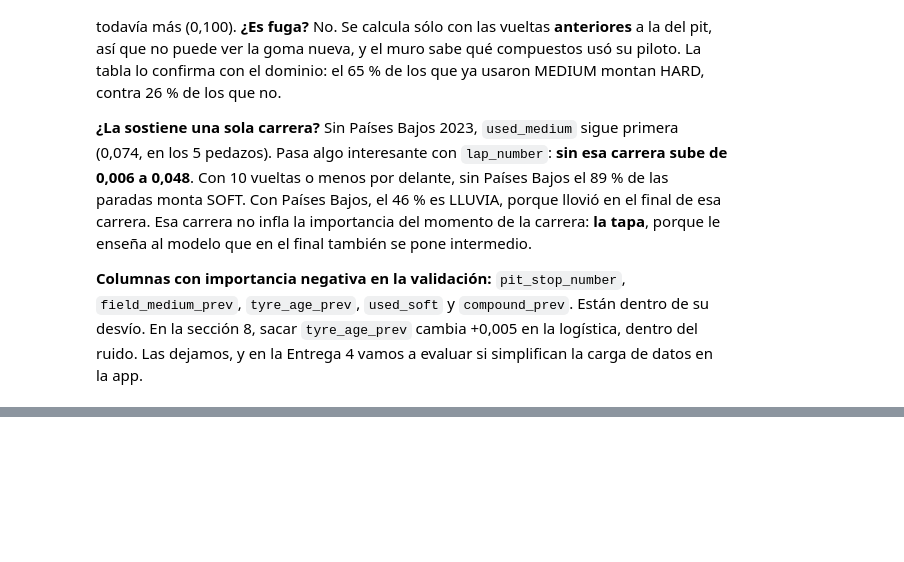
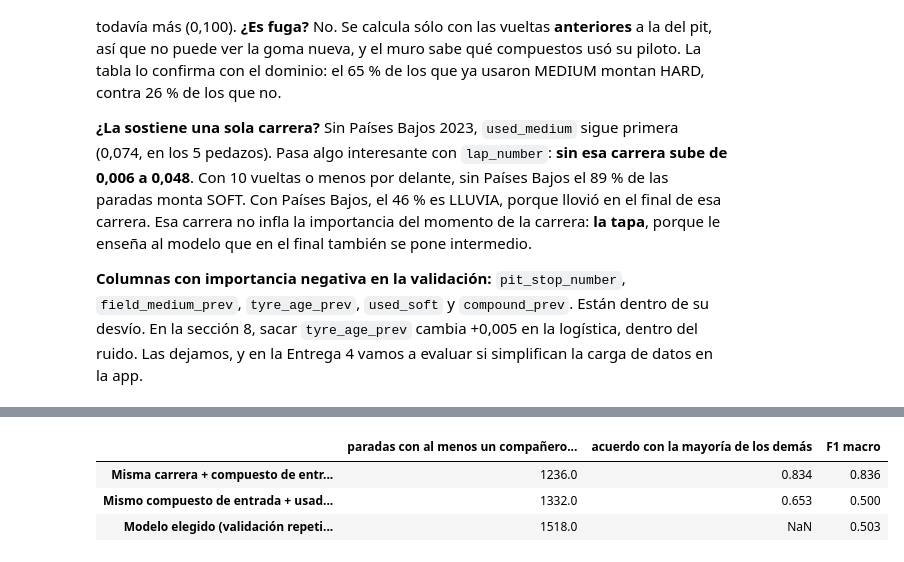
Before and after one commit to solfalabella7/f1-strategy-pipeline, a Jupyter notebook: Entrega3/Entrega3_Modelado.ipynb, the cells around one changed output, grey strips where cells are left out. Saved outputs shown, nothing was run; the diff lists cells and outputs as text; code cells hidden in the pictures; blank space fills up the shorter version.

```diff
--- a/Entrega3/Entrega3_Modelado.ipynb
+++ b/Entrega3/Entrega3_Modelado.ipynb
@@ -1291,0 +1307,36 @@ Sin Países Bajos 2023 (101 paradas, con lluvia en el final), las 5 que más pes
+# %%
+def acuerdo_con_los_demas(tabla, columnas_grupo, solo_otras_carreras=False):
+    """Para cada parada, la clase más frecuente entre las OTRAS paradas de su grupo (sin contarse a sí misma).
+    Con solo_otras_carreras=True tampoco cuenta las paradas de su propia carrera."""
+    def conteos_por_fila(columnas):
+        clave = tabla[columnas].astype(str).agg("|".join, axis=1)
+        conteos = pd.crosstab(clave, tabla["objetivo"]).reindex(columns=ORDEN_CLASES, fill_value=0)
+        return conteos.loc[clave].to_numpy()
+
+    propios = conteos_por_fila(columnas_grupo + ["session_key"]) if solo_otras_carreras else         pd.get_dummies(tabla["objetivo"]).reindex(columns=ORDEN_CLASES, fill_value=0).to_numpy()
+    por_fila = conteos_por_fila(columnas_grupo) - propios
+    con_companeros = por_fila.sum(axis=1) > 0
+    prediccion = np.array(ORDEN_CLASES)[por_fila.argmax(axis=1)]
+    real = tabla["objetivo"].to_numpy()
+    return {"paradas con al menos un compañero de grupo": int(con_companeros.sum()),
+            "acuerdo con la mayoría de los demás": (real[con_companeros] == prediccion[con_companeros]).mean(),
+            "F1 macro": f1_score(real[con_companeros], prediccion[con_companeros], average="macro")}
+
+
+techo = train.assign(
+    tramo5=(train["scheduled_laps"] - train["lap_number"]) // 5,
+    usados=train[["used_soft", "used_medium", "used_hard"]].astype(int).astype(str).agg("".join, axis=1))
+tabla_techo = pd.DataFrame({
+    "Misma carrera + compuesto de entrada + usados + tramo de 5 vueltas":
+        acuerdo_con_los_demas(techo, ["session_key", "compound_prev", "usados", "tramo5"]),
+    "Mismo compuesto de entrada + usados + tramo, sólo en OTRAS carreras":
+        acuerdo_con_los_demas(techo, ["compound_prev", "usados", "tramo5"], solo_otras_carreras=True),
+}).T
+tabla_techo.loc["Modelo elegido (validación repetida, carreras nuevas)"] = [
+    len(X_train), np.nan, repetida[nombre_final].mean()]
+tabla_techo.round(3)
+# %% [output]
+|  | paradas con al menos un compañero... | acuerdo con la mayoría de los demás | F1 macro |
+| Misma carrera + compuesto de entr... | 1236.0 | 0.834 | 0.836 |
+| Mismo compuesto de entrada + usad... | 1332.0 | 0.653 | 0.500 |
+| Modelo elegido (validación repeti... | 1518.0 | NaN | 0.503 |
```
Also changed, not shown: parts of 11 cells of this notebook, 2 other files.
